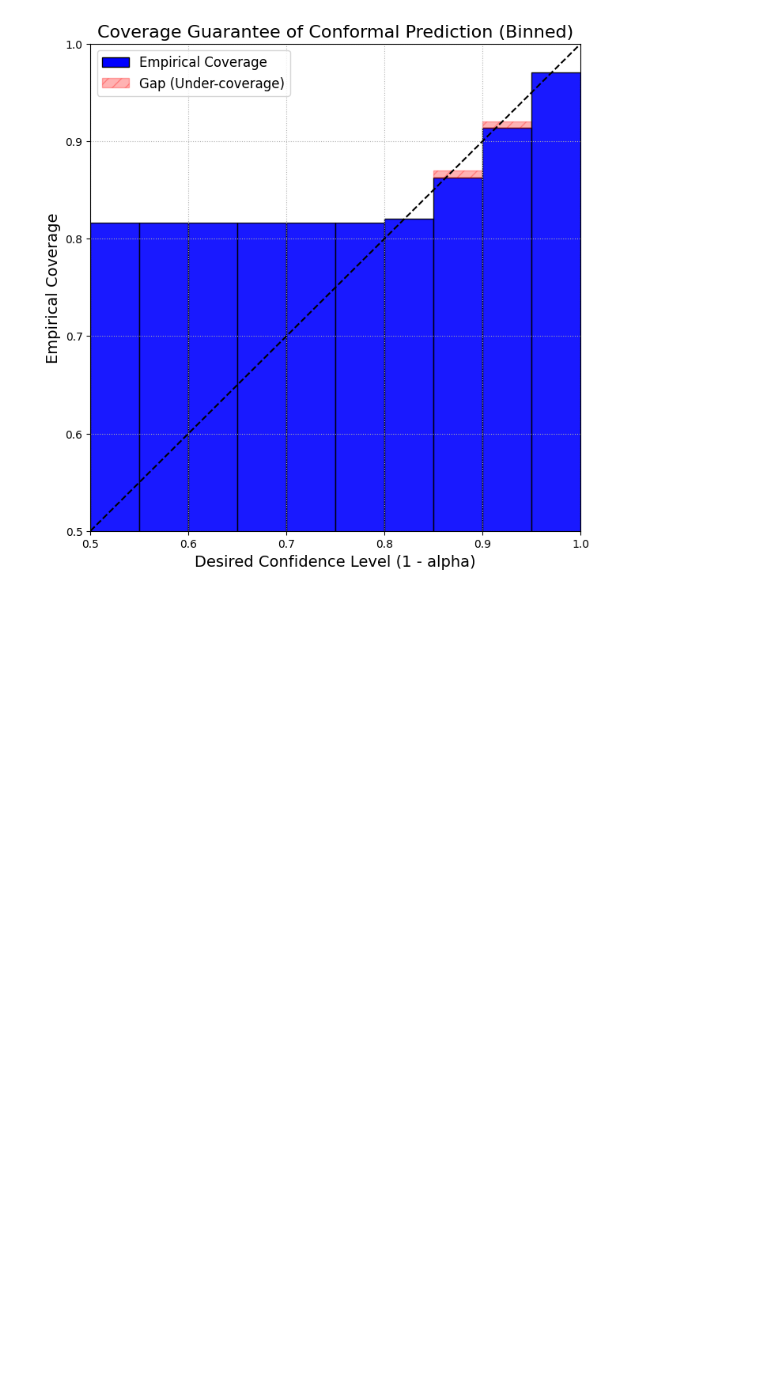
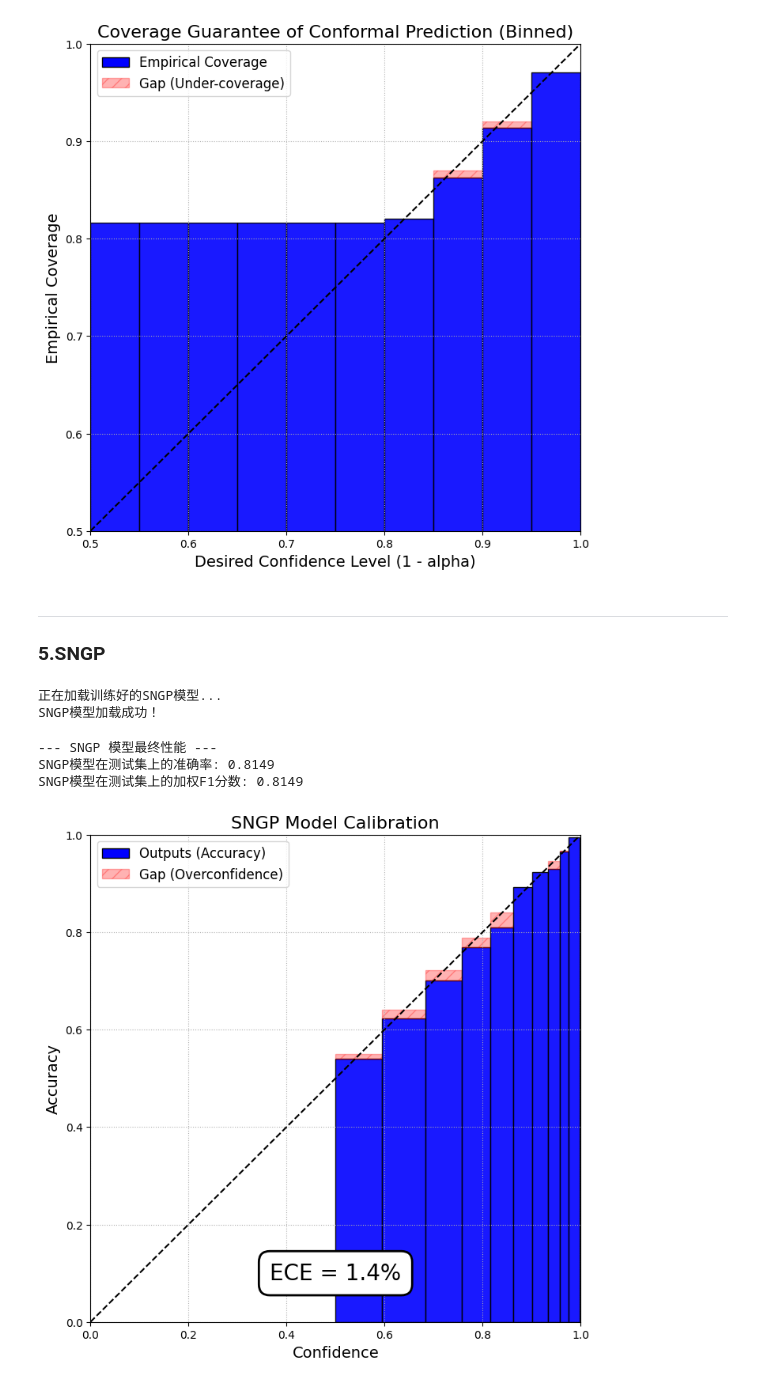
Before and after one commit to YoloYao/Uncertainty-Sentiment-Analysis, a Jupyter notebook: notebooks/2_uncertainty_quantification.ipynb, the cells around one changed output. Cells and saved outputs as stored; diff of their text form; code cells hidden in the pictures; blank space fills up the shorter version.

Commit message:
Add SNGP method

```diff
--- a/notebooks/2_uncertainty_quantification.ipynb
+++ b/notebooks/2_uncertainty_quantification.ipynb
@@ -875,3 +875,64 @@ plot_coverage_guarantee_binned(
 plt.show()
 # %% [output]
 [figure]
+# %% [markdown]
+___
+### 5.SNGP
+# %%
+# --- 1. 导入和准备 ---
+# 确保所有之前的函数（如绘图函数）和变量（如test_data_loader, y_true）都已定义和加载
+from src.uncertainty.sngp_model import SNGPClassifier
+import torch.nn.functional as F
+
+# --- 2. 加载训练好的SNGP模型 ---
+print("正在加载训练好的SNGP模型...")
+sngp_model = SNGPClassifier(n_classes=config.N_CLASSES)
+sngp_model_path = os.path.join(config.SAVED_MODELS_PATH, 'sngp_best_model_state.bin')
+sngp_model.load_state_dict(torch.load(sngp_model_path, map_location=device))
+sngp_model = sngp_model.to(device)
+sngp_model.eval()
+print("SNGP模型加载成功！")
+
+
+# --- 3. 在测试集上获取SNGP模型的预测概率 ---
+sngp_all_probs = []
+with torch.no_grad():
+    for d in tqdm(test_data_loader, desc="Evaluating SNGP Model"):
+        input_ids = d["input_ids"].to(device)
+        attention_mask = d["attention_mask"].to(device)
+
+        outputs = sngp_model(input_ids=input_ids, attention_mask=attention_mask)
+        probs = F.softmax(outputs, dim=1)
+        sngp_all_probs.append(probs)
+
+sngp_all_probs = torch.cat(sngp_all_probs).cpu().numpy()
+
+
+# --- 4. 计算SNGP模型的标准性能指标 ---
+sngp_predictions = np.argmax(sngp_all_probs, axis=1)
+sngp_accuracy = np.mean(sngp_predictions == y_true)
+sngp_f1 = f1_score(y_true, sngp_predictions, average='weighted', zero_division=0)
+
+print("\n--- SNGP 模型最终性能 ---")
+print(f"SNGP模型在测试集上的准确率: {sngp_accuracy:.4f}")
+print(f"SNGP模型在测试集上的加权F1分数: {sngp_f1:.4f}")
+
+
+# --- 5. 可视化SNGP的校准效果 ---
+# 现在我们可以调用之前定义好的绘图函数，把SNGP的结果也画出来
+fig, ax = plt.subplots(1, 1, figsize=(8, 8))
+
+plot_reliability_diagram_final(
+    ax,
+    sngp_all_probs,
+    y_true,
+    "SNGP Model Calibration"
+)
+plt.show()
+# %% [output]
+正在加载训练好的SNGP模型...
+SNGP模型加载成功！
+--- SNGP 模型最终性能 ---
+SNGP模型在测试集上的准确率: 0.8149
+SNGP模型在测试集上的加权F1分数: 0.8149
+[figure, added]
```
Also changed, not shown: parts of 1 cell of this notebook, 4 other files.
